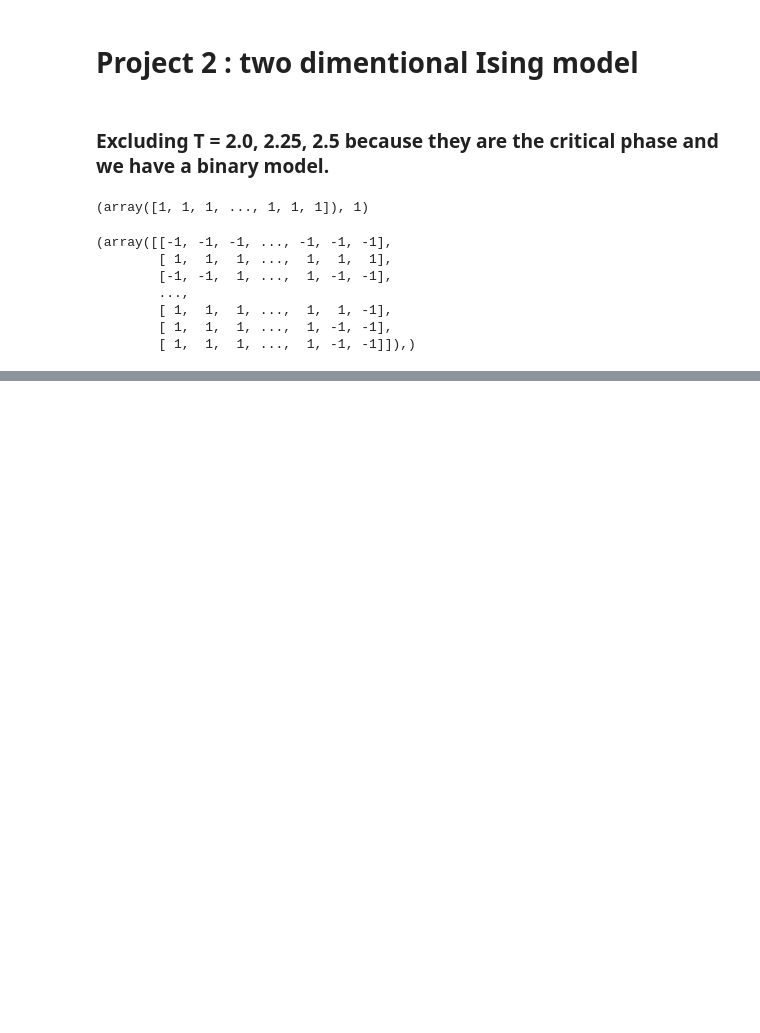
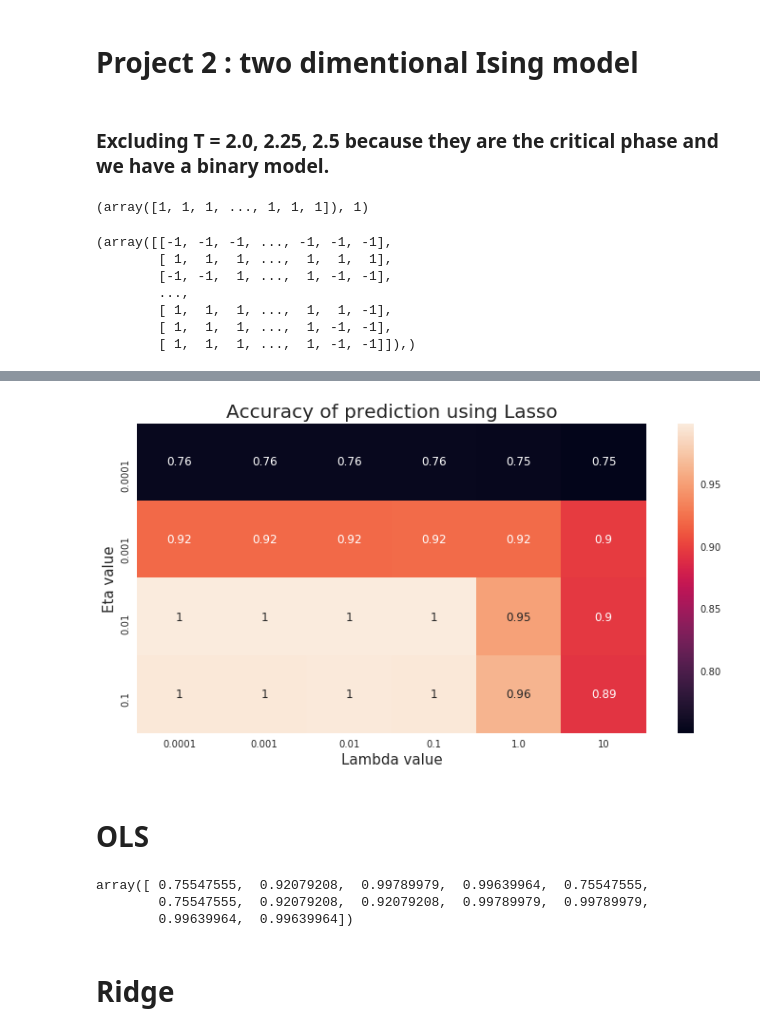
Before and after one commit to hannasv/project2, a Jupyter notebook: Project2_c.ipynb, the cells around one changed output, grey strips where cells are left out. Drawn from its saved outputs; the diff is of its cells as text; code cells hidden in the pictures; blank space fills up the shorter version.

Commit message:
heapmap of logisticregression steepest descent

```diff
--- a/Project2_c.ipynb
+++ b/Project2_c.ipynb
@@ -110,13 +116,13 @@ X
 from utils import train_test_split
 X_train, X_test, y_train, y_test = train_test_split(X[0], Y, split_size=0.333333, random_state=None)
 # %%
-eta = 0.1
+eta = 0.01
 n_iter = 50
 random_state = 1
-key = "ols"
-lmd=0
-
-a = algorithms.LogisticRegression(eta, n_iter, random_state, key, lmd)
+key = "lasso"
+lmd=0.0001
+# (self, eta, random_state, key, n_iter = 50, lmd = 0, tolerance=1e-14):
+a = algorithms.LogisticRegression(eta, random_state, key, n_iter, lmd)
 # %%
 log = a.fit(X_train, y_train)
 # %%
@@ -128,4 +134,4 @@ array([1, 1, 1, ..., 0, 1, 1])
 # %%
-accuracy = np.sum(score == y_test)
-accuracy/len(score)
+acc = np.sum(score == y_test)/len(score)
+acc
 # %% [output]
@@ -132,0 +153,14 @@ accuracy/len(score)
+# %%
+accuracy = {"ols": [], "ridge":[], "lasso": []}
+# %%
+eta = [0.0001, 0.001, 0.01, 0.1]
+lmd = [0.0001, 0.001, 0.01, 0.1, 1.0, 10]
+
+for e in eta:
+    for l in lmd:
+
+        a = algorithms.LogisticRegression(e, random_state, key, n_iter, l)
+        log = a.fit(X_train, y_train)
+        score = log.predict(X_test)
+        acc = np.sum(score == y_test)/len(score)
+        accuracy[key].append(acc)
@@ -132,0 +181,13 @@ accuracy/len(score)
+# %%
+m = np.array(accuracy["lasso"]).reshape((len(eta), len(lmd)))
+
+plt.figure(figsize=(12,6))
+ax = sns.heatmap(m, annot = True, xticklabels=lmd, yticklabels=eta)
+ax.set_title("Accuracy of prediction using Lasso", fontsize = 20)
+ax.set_xlabel("Lambda value", fontsize = 15)
+ax.set_ylabel("Eta value", fontsize = 15)
+plt.savefig("./results/figures/Logisticregression_Lasso.png")
+# %% [output]
+[figure, added]
+# %% [markdown]
+# OLS
@@ -132,0 +206,7 @@ accuracy/len(score)
+# %%
+m = np.array(accuracy[key])
+m
+# %% [output]
+array([ 0.75547555,  0.92079208,  0.99789979,  0.99639964,  0.75547555,
+        0.75547555,  0.92079208,  0.92079208,  0.99789979,  0.99789979,
+        0.99639964,  0.99639964])
@@ -132,0 +222,2 @@ accuracy/len(score)
+# %% [markdown]
+# Ridge
```
Also changed, not shown: parts of 11 cells of this notebook, 4 other files.
